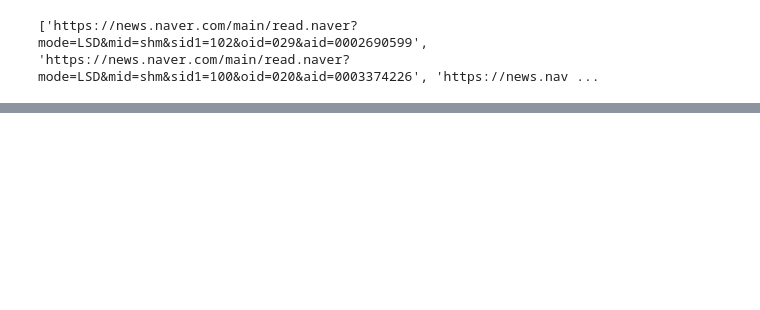
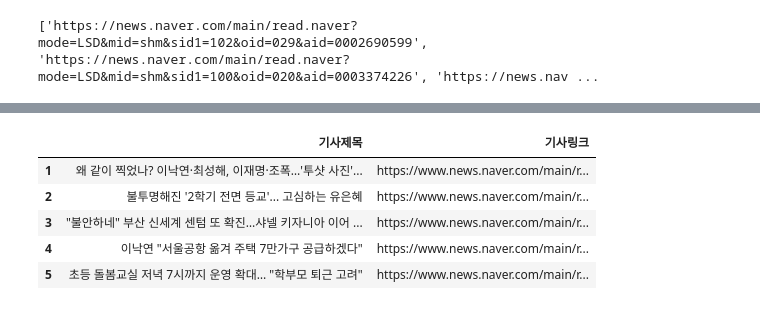
Before and after one commit to happyquokkka/TIL_Web, a Jupyter notebook: Front_end/Crawling/02_0_네이버 메뉴, 뉴스.ipynb, the cells around one changed output, grey strips where cells are left out. Cells and saved outputs as stored; diff of their text form; code cells hidden in the pictures; blank space fills up the shorter version.

```diff
--- a/Front_end/Crawling/02_0_네이버 메뉴, 뉴스.ipynb
+++ b/Front_end/Crawling/02_0_네이버 메뉴, 뉴스.ipynb
@@ -156,16 +141,0 @@ html
-# %%
-bs_obj = bs4.BeautifulSoup(html,"html.parser")
-# html 소스 확인
-# print(bs_obj.prettify())
-
-# 헤드라인 뉴스의 구성 ul, class : hdline_article_list
-news_list = bs_obj.find("ul",{"class":"hdline_article_list"})
-# news_list
-
-# 모든 li 추출
-lis = news_list.findAll("li")
-
-# 뉴스 제목 출력 :
-for li in lis :
-    a_tag = li.find("a")
-    print(a_tag.text.strip())
@@ -176,0 +142,15 @@ AttributeError: 'NoneType' object has no attribute 'findAll'
+# %%
+bs_obj = bs4.BeautifulSoup(html, "html.parser")
+# print(bs_obj.prettify())
+
+# 네이버 뉴스 메인페이지의 5개 섹션의 헤드라인 기사의 타이틀이 들어있는 div 추출
+news_title = bs_obj.findAll("div",{"class":"hdline_article_tit"})
+print(type(news_title))
+
+# 기사 제목만 추출해서 title이라는 리스트에 저장
+title=[]
+for news in news_title :
+    a_tag = news.find("a")
+    title.append(a_tag.text.strip())
+
+title
@@ -176,0 +164,7 @@ AttributeError: 'NoneType' object has no attribute 'findAll'
+# %%
+link_list=[]
+for link in news_title :
+    a_tag = link.find("a")
+    link_list.append("https://www.news.naver.com"+a_tag["href"])
+
+link_list
@@ -176,0 +177,13 @@ AttributeError: 'NoneType' object has no attribute 'findAll'
+# %%
+import pandas as pd
+df = pd.DataFrame([title, link_list], columns=['1','2','3','4','5'])
+df = df.T
+df.columns = ['기사제목', '기사링크']
+df
+# %% [output]
+|  | 기사제목 | 기사링크 |
+| 1 | 왜 같이 찍었나? 이낙연·최성해, 이재명·조폭…'투샷 사진'... | https://www.news.naver.com/main/r... |
+| 2 | 불투명해진 '2학기 전면 등교'... 고심하는 유은혜 | https://www.news.naver.com/main/r... |
+| 3 | "불안하네" 부산 신세계 센텀 또 확진…샤넬 키자니아 이어 ... | https://www.news.naver.com/main/r... |
+| 4 | 이낙연 "서울공항 옮겨 주택 7만가구 공급하겠다" | https://www.news.naver.com/main/r... |
+| 5 | 초등 돌봄교실 저녁 7시까지 운영 확대… "학부모 퇴근 고려" | https://www.news.naver.com/main/r... |
```
Also changed, not shown: parts of 7 cells of this notebook, 4 other files.
